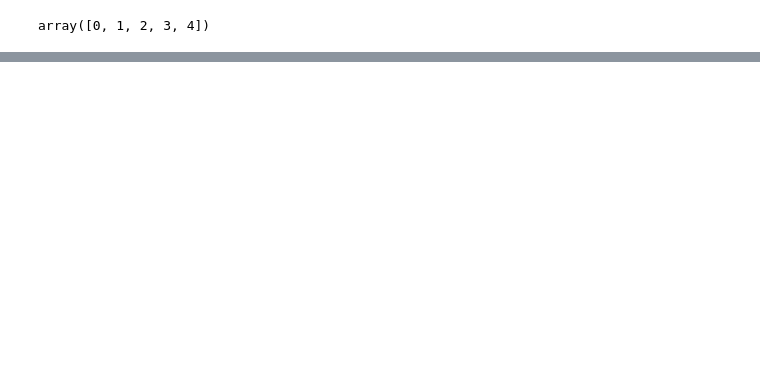
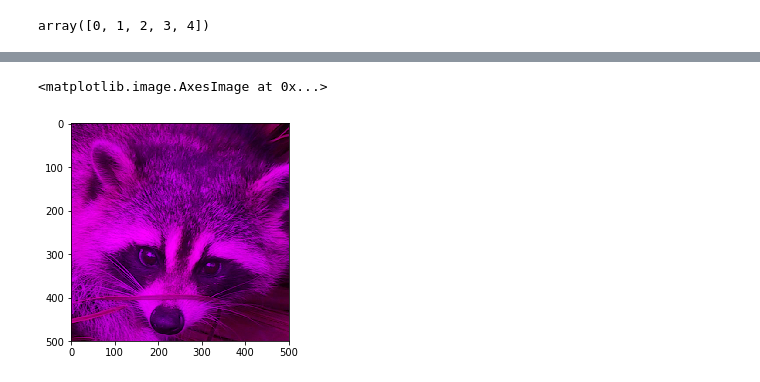
Before and after one commit to srikanthpragada/DS_06_MAY_2019, a Jupyter notebook: numpy_demo.ipynb, the cells around one changed output, grey strips where cells are left out. Saved outputs shown, nothing was run; the diff lists cells and outputs as text; code cells hidden in the pictures; blank space fills up the shorter version.

```diff
--- a/numpy_demo.ipynb
+++ b/numpy_demo.ipynb
@@ -346,0 +476,2 @@ oa += 2
+# %%
+c1 = onlyface.copy()
@@ -346,0 +482,6 @@ oa += 2
+# %%
+c1[:,:,1] = 0
+plt.imshow(c1)
+# %% [output]
+<matplotlib.image.AxesImage at 0x...>
+[figure, added]
```
Also changed, not shown: parts of 70 cells of this notebook.
